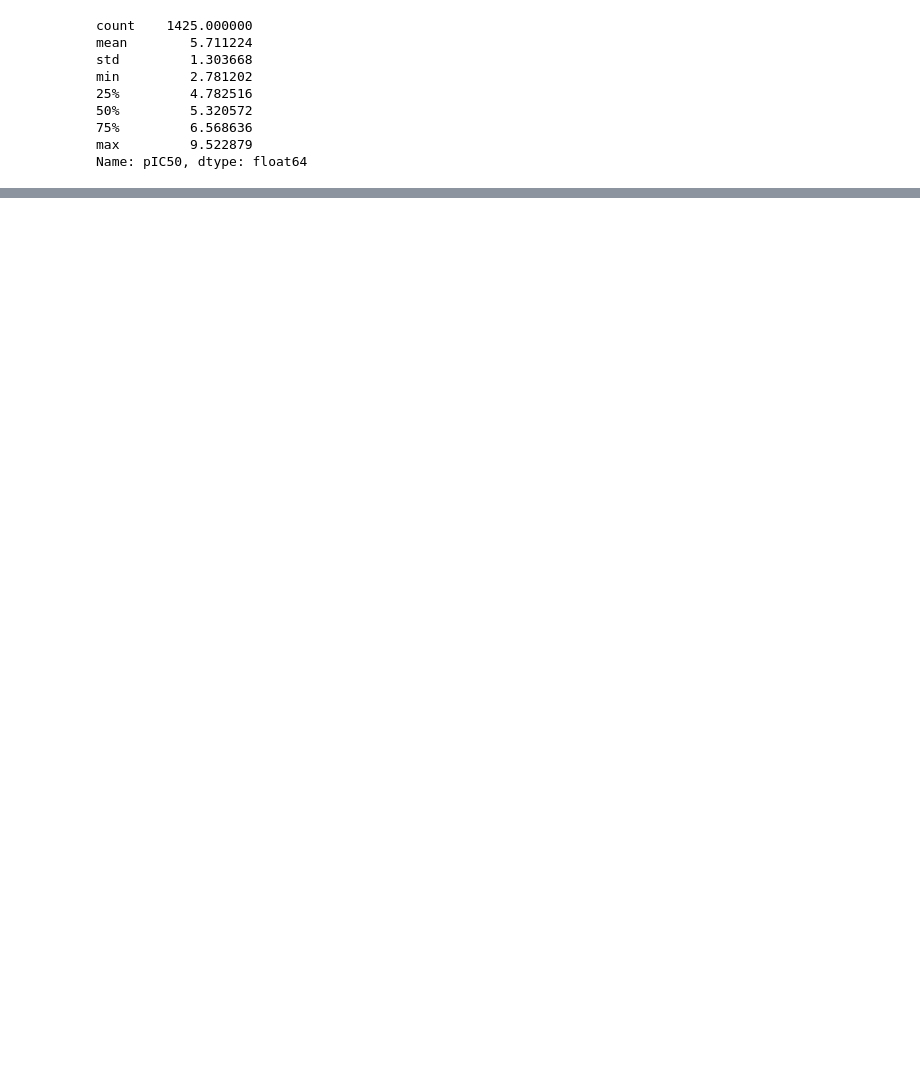
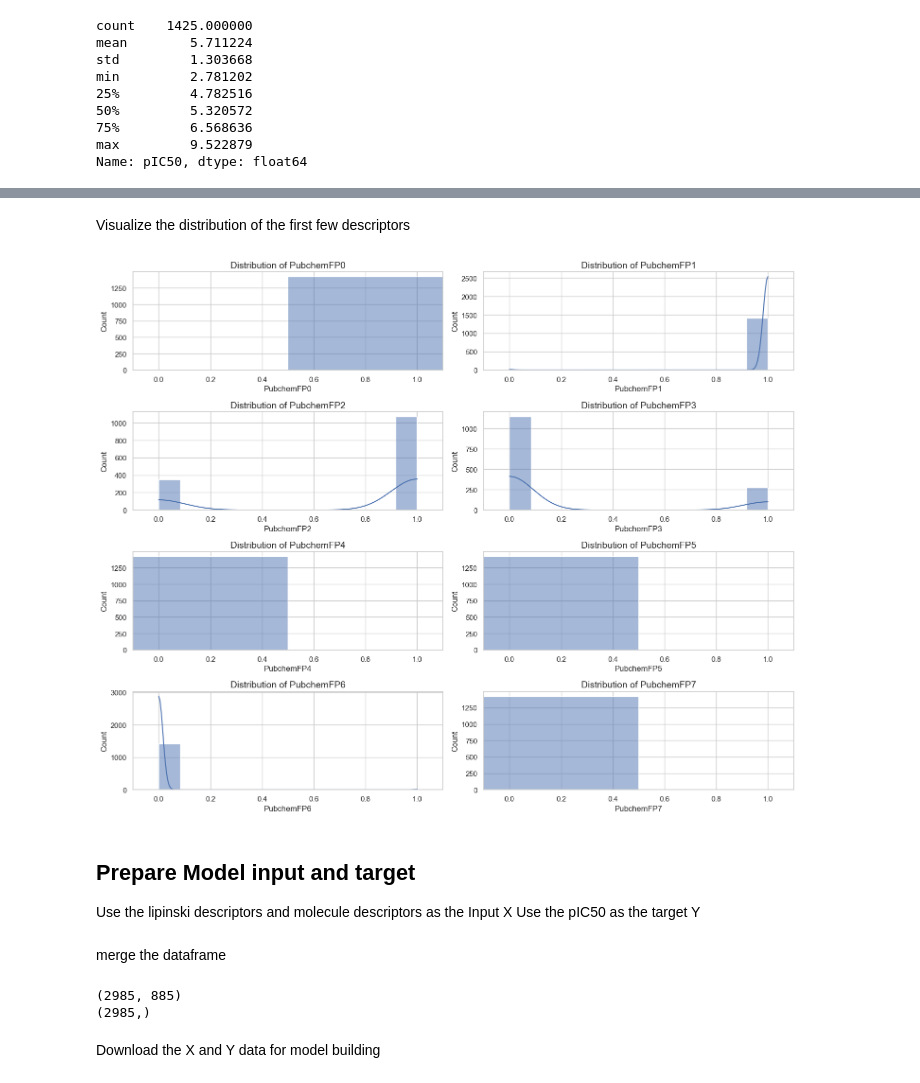
Before and after one commit to HenryYang03/pIC50_prediction_book, a Jupyter notebook: pIC50_prediction/notebooks/Exploratory_Data_Analysis.ipynb, the cells around one changed output, grey strips where cells are left out. Saved outputs shown, nothing was run; the diff lists cells and outputs as text; code cells hidden in the pictures; blank space fills up the shorter version.

```diff
--- a/pIC50_prediction/notebooks/Exploratory_Data_Analysis.ipynb
+++ b/pIC50_prediction/notebooks/Exploratory_Data_Analysis.ipynb
@@ -70,0 +83,16 @@ Take a look at the summary statistic for pIC50
+# %%
+def calculate_padel_descriptors(input_file, output_file, padel_jar='PaDEL-Descriptor/PaDEL-Descriptor.jar'):
+    command = [
+        'java', '-jar', padel_jar,
+        '-removesalt',
+        '-standardizenitro',
+        '-fingerprints',
+        '-descriptortypes', 'PaDEL-Descriptor/descriptors.xml',
+        '-dir', input_file,
+        '-file', output_file
+    ]
+    subprocess.run(command)
+
+input_file = 'input.smi'
+output_file = 'output.csv'
+calculate_padel_descriptors(input_file, output_file)
@@ -70,0 +119,4 @@ Take a look at the summary statistic for pIC50
+# %%
+df_padel = pd.read_csv(output_file)
+df_padel.rename(columns={'Name': 'molecule_chembl_id'}, inplace=True)
+df_padel.head()
@@ -82,0 +190,26 @@ Name: pIC50, dtype: float64
+# %% [markdown]
+Visualize the distribution of the first few descriptors
+# %%
+columns_to_plot = df_padel.columns[1:9]
+plt.figure(figsize=(15, 12))
+
+# Loop through the columns and create subplots
+for i, column in enumerate(columns_to_plot, 1):
+    plt.subplot(4, 2, i)
+    sns.histplot(df_padel[column], kde=True)
+    plt.title(f'Distribution of {column}', fontsize=14)
+    plt.xlabel(column, fontsize=12)
+    plt.ylabel('Count', fontsize=12)
+    plt.xlim(-0.1, 1.1)  # Assuming fingerprint values are binary (0 or 1)
+
+plt.tight_layout()
+plt.show()
+# %% [output]
+[figure, added]
+# %% [markdown]
+## Prepare Model input and target
+
+Use the lipinski descriptors and molecule descriptors as the Input X
+Use the pIC50 as the target Y
+# %% [markdown]
+merge the dataframe
@@ -82,0 +218,12 @@ Name: pIC50, dtype: float64
+# %%
+X = merged_df.drop(columns=['pIC50', 'molecule_chembl_id', 'canonical_smiles', 'standard_value', 'bioactivity_level'])
+Y = merged_df['pIC50']
+
+# Display the shapes of X and Y to verify
+print(X.shape)
+print(Y.shape)
+# %% [output]
+(2985, 885)
+(2985,)
+# %% [markdown]
+Download the X and Y data for model building
```
Also changed, not shown: parts of 18 cells of this notebook, 40 other files.
